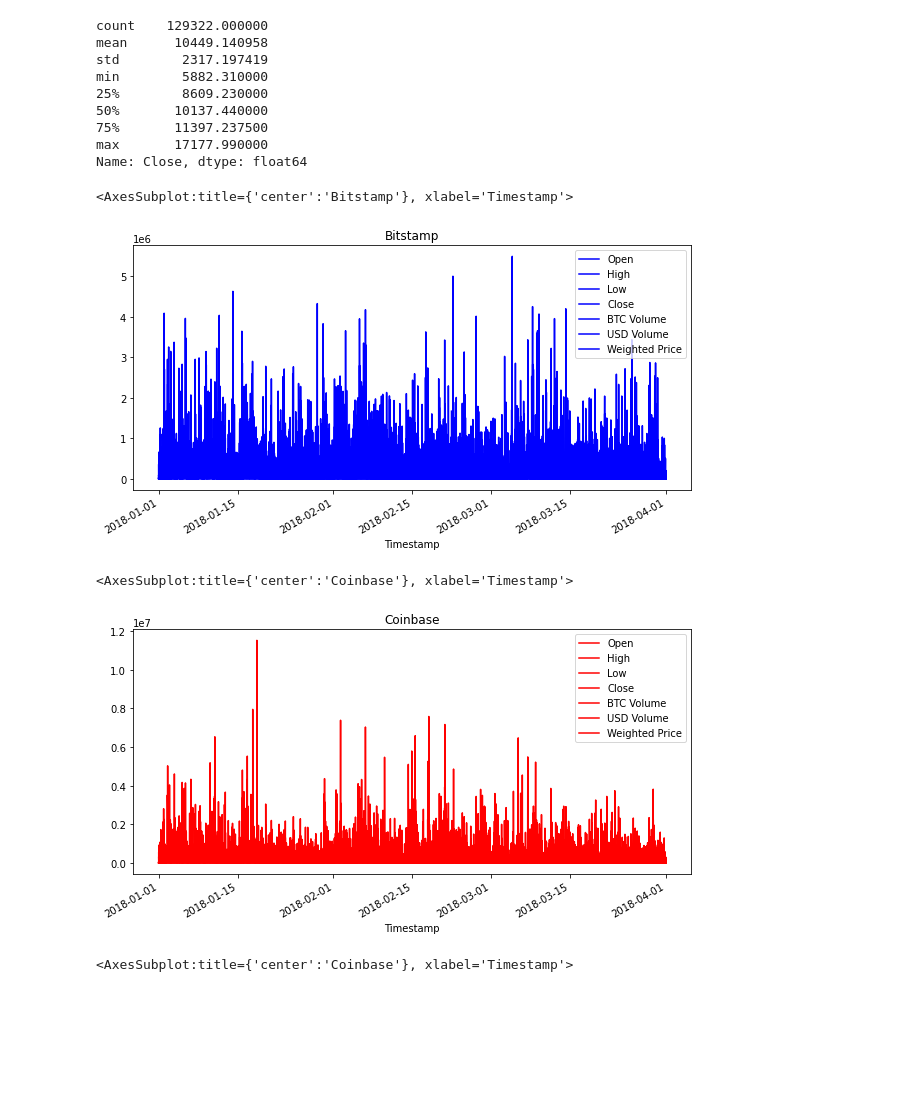
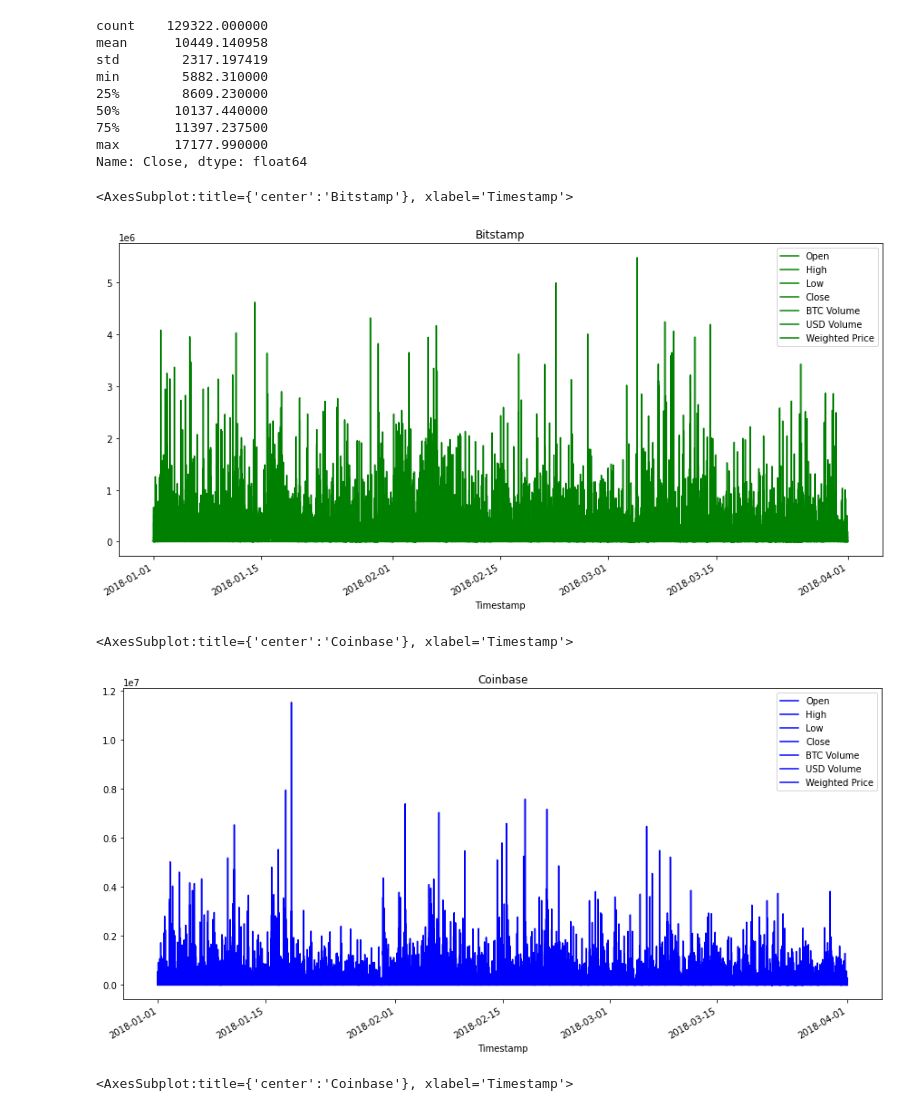
Before and after one commit to quinnwong31/CryptoArbitrage, a Jupyter notebook: crypto_arbitrage.ipynb, the cells around one changed output. Saved outputs shown, nothing was run; the diff lists cells and outputs as text; code cells hidden in the pictures; blank space fills up the shorter version.

```diff
--- a/crypto_arbitrage.ipynb
+++ b/crypto_arbitrage.ipynb
@@ -118,7 +119,7 @@ bitstamp.dropna()
 ### Step 2: Use the `str.replace` function to remove the dollar signs ($) from the values in the Close column.
 # %%
 # Use the str.replace function to remove the dollar sign, $
-bitstamp.loc[:, 'Close'] = bitstamp.loc[:, 'Close'].str.replace("$", "")
+bitstamp.loc[:, 'Close'] = bitstamp.loc[:, 'Close'].str.replace("$", "", regex=True)
 # %% [markdown]
 ### Step 3: Convert the data type of the Close column to a `float`.
 # %%
@@ -251,25 +266,25 @@ Name: Close, dtype: float64
 # %%
 # Create a line plot for the bitstamp DataFrame for the full length of time in the dataset
 # Be sure that the figure size, title, and color are tailored to each visualization
 bitstamp.plot(
     kind='line',
-    figsize=(10,5),
+    figsize=(15,7),
     title='Bitstamp',
-    color='blue')
+    color='green')
 # %% [output]
 <AxesSubplot:title={'center':'Bitstamp'}, xlabel='Timestamp'>
-[figure, old version]
+[figure, new version]
 # %%
 # Create a line plot for the coinbase DataFrame for the full length of time in the dataset
 # Be sure that the figure size, title, and color are tailored to each visualization
 coinbase.plot(
     kind='line',
-    figsize=(10,5),
+    figsize=(15,7),
     title='Coinbase',
-    color='red')
+    color='blue')
 # %% [output]
 <AxesSubplot:title={'center':'Coinbase'}, xlabel='Timestamp'>
-[figure, old version]
+[figure, new version]
 # %%
 # Overlay the visualizations for the bitstamp and coinbase DataFrames in one plot
 # The plot should visualize the prices over the full lenth of the dataset
```
Also changed, not shown: parts of 12 cells of this notebook.
